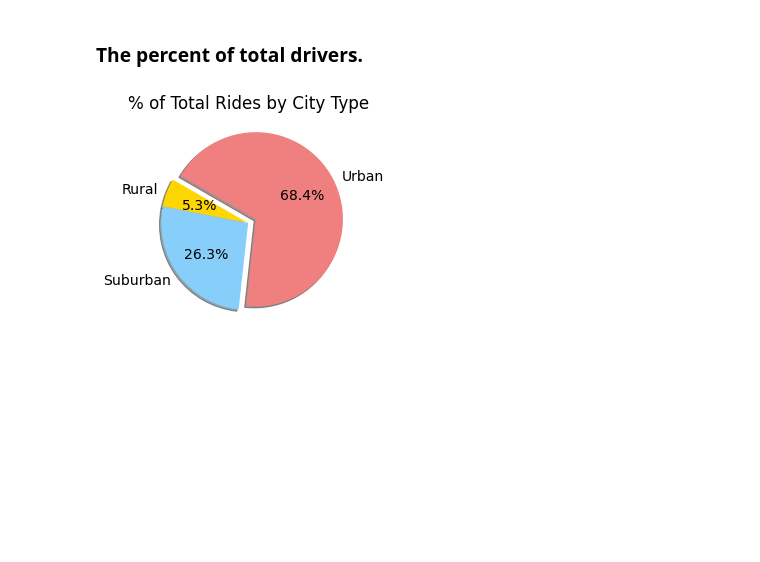
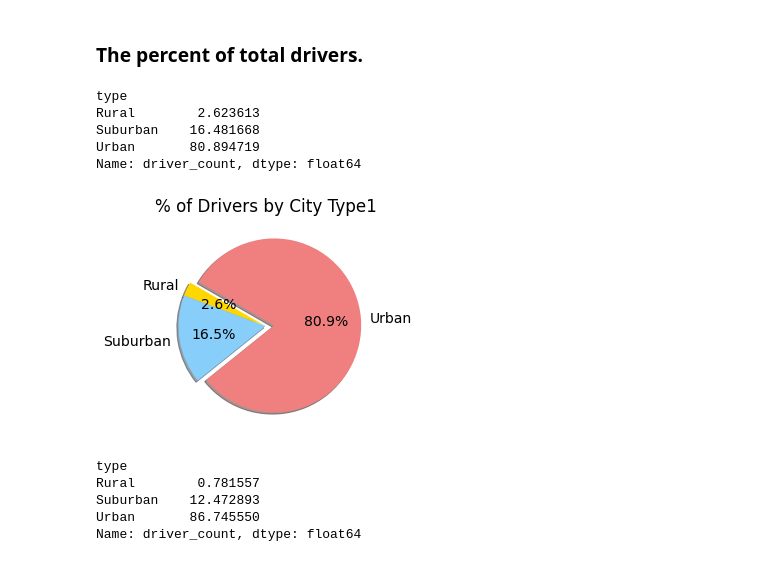
Before and after one commit to LJD0/Rideshare_Analysis, a Jupyter notebook: PyBer_Ride_Data.ipynb, the cells around one changed output. Cells and saved outputs as stored; diff of their text form; code cells hidden in the pictures; blank space fills up the shorter version.

Commit message:
7.7 Final Lesson Commit
Added 2 pie charts
first was lesson guided but used a DataFrame with Dirty DataFrame
second was the same chart with the cleaner DataFrame

```diff
--- a/PyBer_Ride_Data.ipynb
+++ b/PyBer_Ride_Data.ipynb
@@ -958,19 +975,37 @@ Name: ride_id, dtype: float64
 # %% [markdown]
 ### The percent of total drivers.
+# %%
+percent_driver_type1 = 100*(city_df.groupby('type').sum()['driver_count'] / city_df['driver_count'].sum())
+percent_driver_type1
+# %% [output]
+type
+Rural        2.623613
+Suburban    16.481668
+Urban       80.894719
+Name: driver_count, dtype: float64
 # %%
 fig, ax = plt.subplots()
 
 ax.pie(
-    percent_count_rides,
+    percent_driver_type1,
     explode=[0,0,.1],
     colors=["gold", "lightskyblue", "lightcoral"],
     labels=['Rural','Suburban','Urban'],
     autopct='%1.1f%%',
     startangle=150,
     shadow=True)
-ax.set_title("% of Total Rides by City Type")
+ax.set_title("% of Drivers by City Type1")
 mpl.rcParams['font.size']=14
-plt.savefig("analysis/Fig6.png")
+plt.savefig("analysis/Fig7.png")
 plt.show()
 # %% [output]
-[figure, old version]
+[figure, new version]
+# %%
+percent_driver_type2 = 100*(Pyber_df.groupby('type').sum()['driver_count'] / Pyber_df['driver_count'].sum())
+percent_driver_type2
+# %% [output]
+type
+Rural        0.781557
+Suburban    12.472893
+Urban       86.745550
+Name: driver_count, dtype: float64
```
Also changed, not shown: parts of 3 cells of this notebook, 2 other files.
